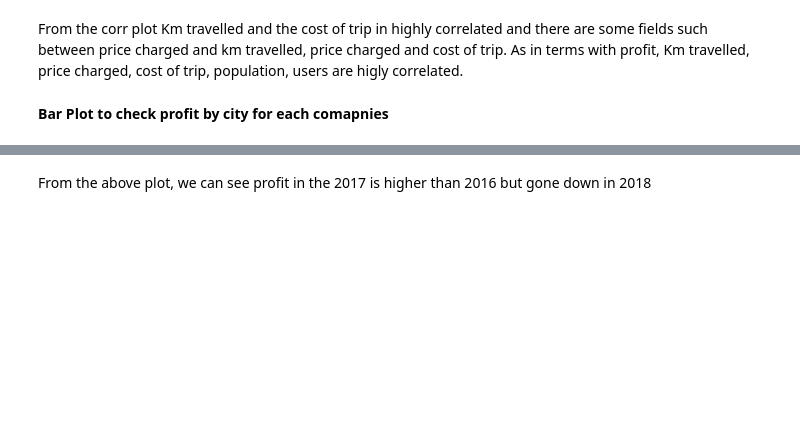
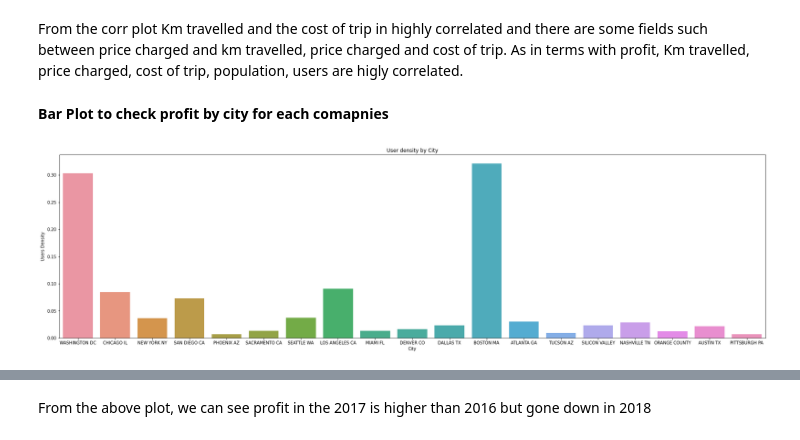
Before and after one commit to manojthangaraj92/G2M-CabInvestmentFirm, a Jupyter notebook: G2M Cab Data.ipynb, the cells around one changed output, grey strips where cells are left out. Drawn from its saved outputs; the diff is of its cells as text; code cells hidden in the pictures; blank space fills up the shorter version.

```diff
--- a/G2M Cab Data.ipynb
+++ b/G2M Cab Data.ipynb
@@ -208,6 +209,11 @@ def barplot(x,y,hue,title):
     bar_plot.set_title(title)
     #return the plot
     return plt.show()
+# %%
+#Cab usage by city
+barplot("City","Users Density",None,"User density by City",palette=None,figsize=(30,8))
+# %% [output]
+[figure, added]
 # %%
 #plot for the profit by year across companies
 
```
Also changed, not shown: parts of 8 cells of this notebook, 1 other file.
